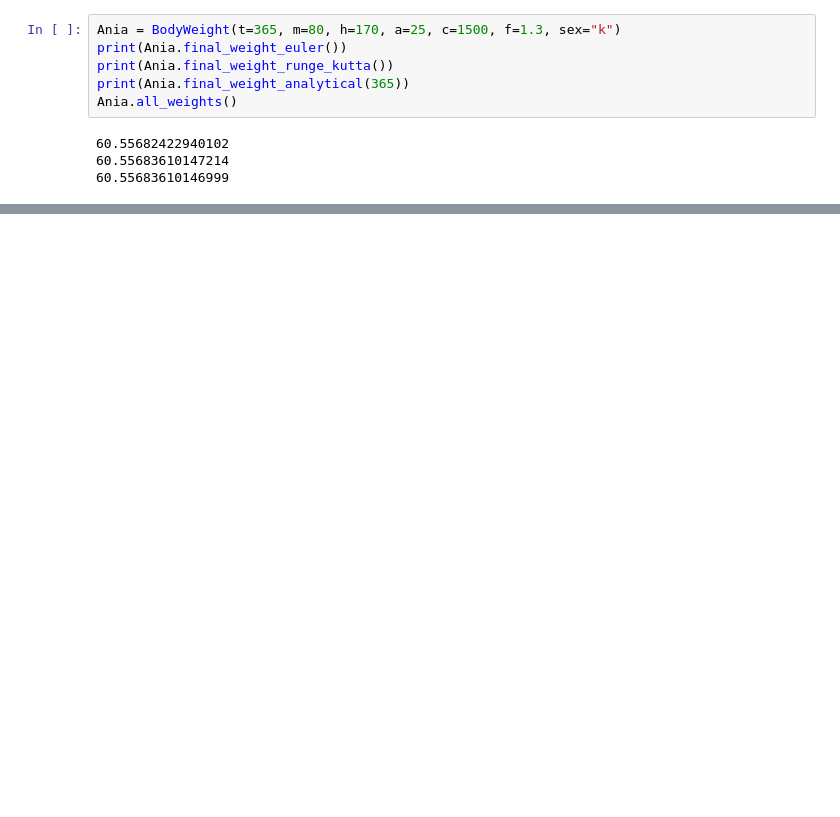
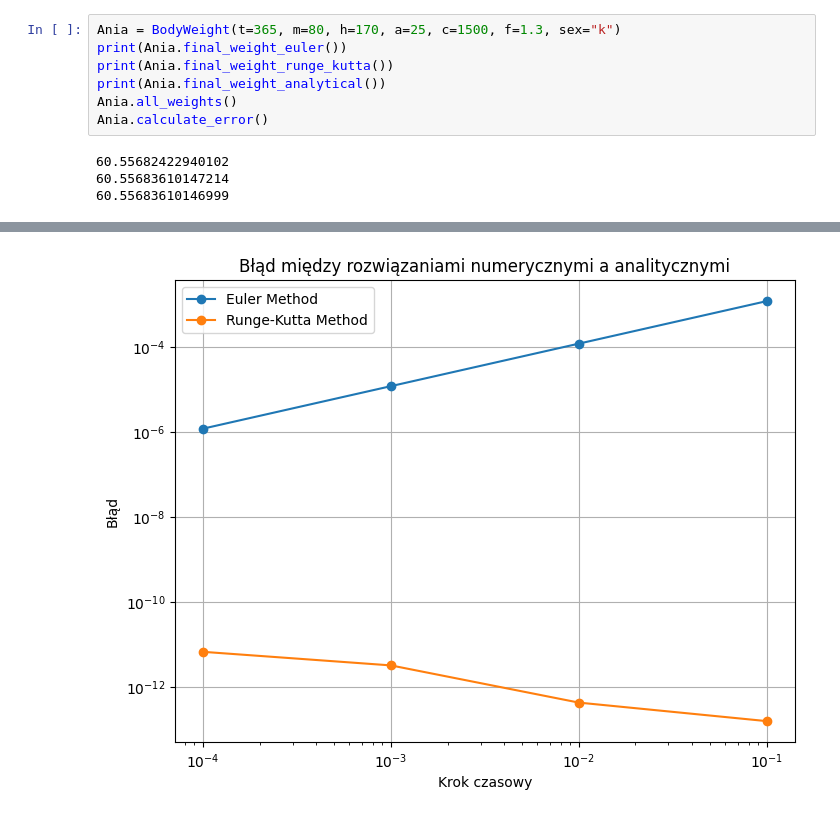
Before and after one commit to alicjagornik/Projekt_Rownania, a Jupyter notebook: class_BodyWeight.ipynb, the cells around one changed output, grey strips where cells are left out. Drawn from its saved outputs; the diff is of its cells as text; blank space fills up the shorter version.

```diff
--- a/class_BodyWeight.ipynb
+++ b/class_BodyWeight.ipynb
@@ -89,11 +124,13 @@ class BodyWeight():
 # %%
 Ania = BodyWeight(t=365, m=80, h=170, a=25, c=1500, f=1.3, sex="k")
 print(Ania.final_weight_euler())
 print(Ania.final_weight_runge_kutta())
-print(Ania.final_weight_analytical(365))
+print(Ania.final_weight_analytical())
 Ania.all_weights()
+Ania.calculate_error()
 # %% [output]
 60.55682422940102
 60.55683610147214
 60.55683610146999
 [figure]
+[figure, added]
```
Also changed, not shown: parts of 2 cells of this notebook.
